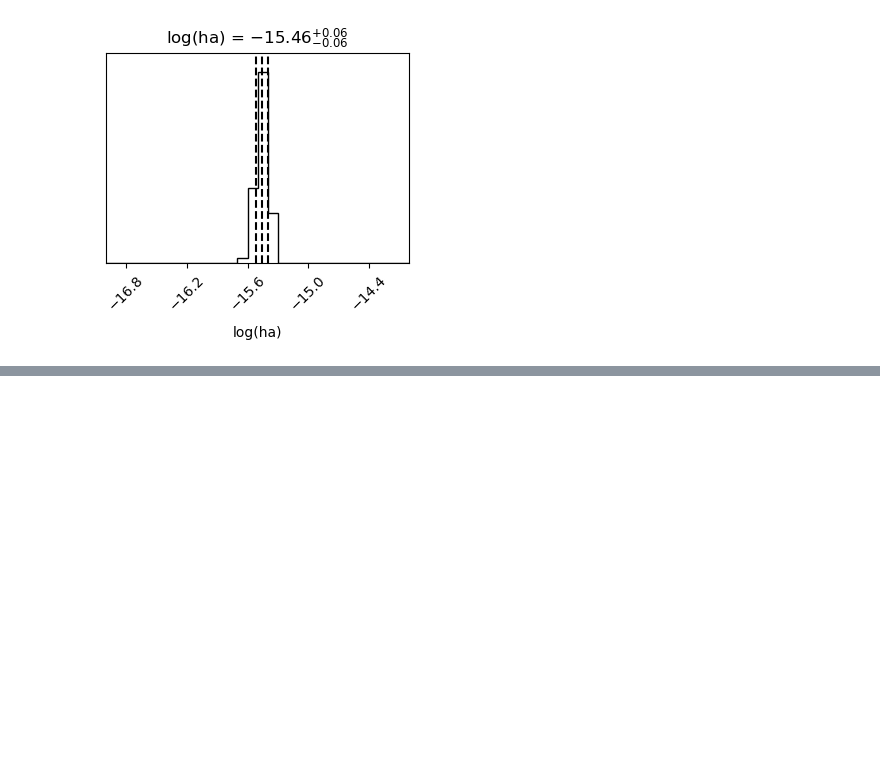
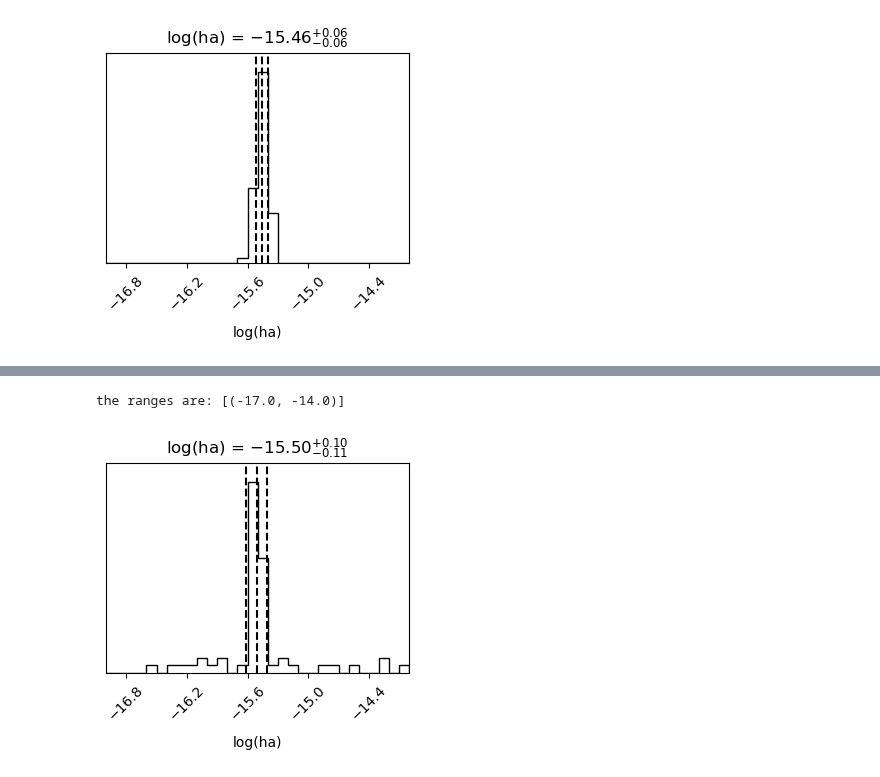
Before and after one commit to tomkimpson/Argus, a Jupyter notebook: notebooks/11.inspect_parameter_esimation_results.ipynb, the cells around one changed output, grey strips where cells are left out. Saved outputs shown, nothing was run; the diff lists cells and outputs as text; code cells hidden in the pictures; blank space fills up the shorter version.

```diff
--- a/notebooks/11.inspect_parameter_esimation_results.ipynb
+++ b/notebooks/11.inspect_parameter_esimation_results.ipynb
@@ -249,0 +252,5 @@ the ranges are: [(-17.0, -14.0)]
+# %%
+
+from jaxns import load_results
+d = '../sandbox/mdc2_parameter_estimation_nested_sampling_results_2025-04-28_15-39-45'
+results = load_results(d)
@@ -249,0 +297,51 @@ the ranges are: [(-17.0, -14.0)]
+# %%
+import numpy as np
+import corner
+import matplotlib.pyplot as plt
+
+parameters=['ha']
+log_scale=[True]
+ranges=[(1e-17, 1e-14)]
+
+
+#-------------
+
+# Get samples for each parameter
+samples = []
+for param in parameters:
+    if param not in results.samples :
+        raise ValueError(f"Parameter {param} not found in data")
+    samples.append(results.samples[param].flatten())
+
+samples = np.column_stack(samples)
+
+# Apply log transform where specified and adjust ranges accordingly
+for i, (param, do_log) in enumerate(zip(parameters, log_scale)):
+    if do_log:
+        samples[:,i] = np.log10(samples[:,i])
+        parameters[i] = f"log({param})"
+        ranges[i] = (np.log10(ranges[i][0]), np.log10(ranges[i][1]))
+
+
+print("the ranges are:", ranges)
+
+# Create corner plot
+fig = corner.corner(
+    samples,
+    labels=['log(ha)'],
+    quantiles=[0.16, 0.5, 0.84],
+    show_titles=True,
+    title_kwargs={"fontsize": 12},
+    range=ranges,
+    bins=30,  # Adjust number of bins as needed
+    smooth=1.0,  # Adjust smoothing as needed
+    plot_datapoints=True,
+    fill_contours=True,
+    levels=[0.68, 0.95]  # 1 and 2 sigma contours
+)
+
+plt.tight_layout()
+plt.show()
+# %% [output]
+the ranges are: [(-17.0, -14.0)]
+[figure, added]
```
Also changed, not shown: parts of 3 cells of this notebook, 15 other files.
